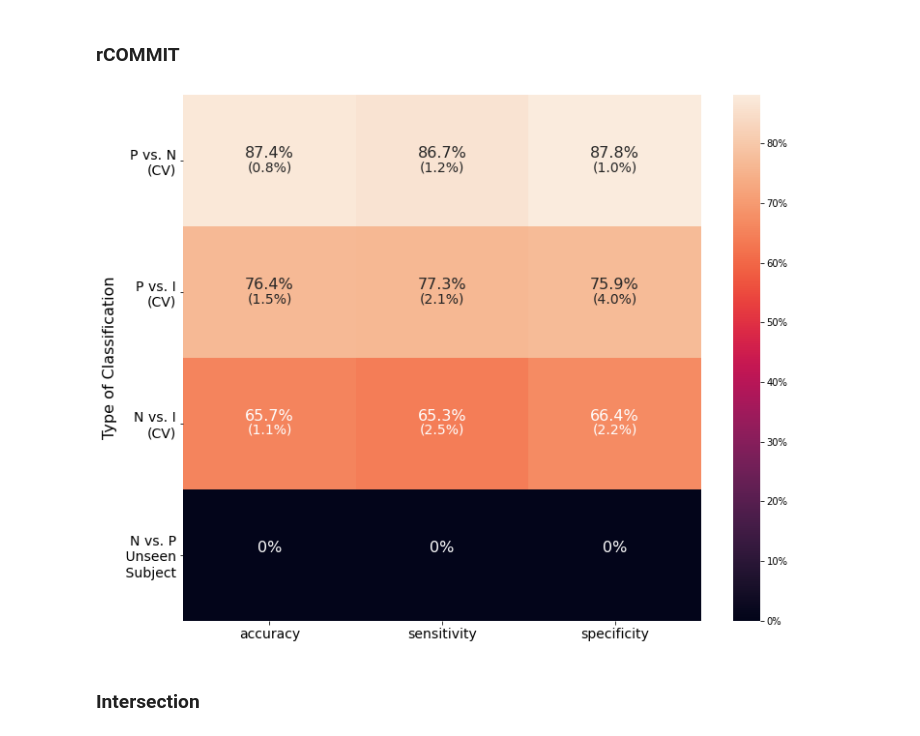
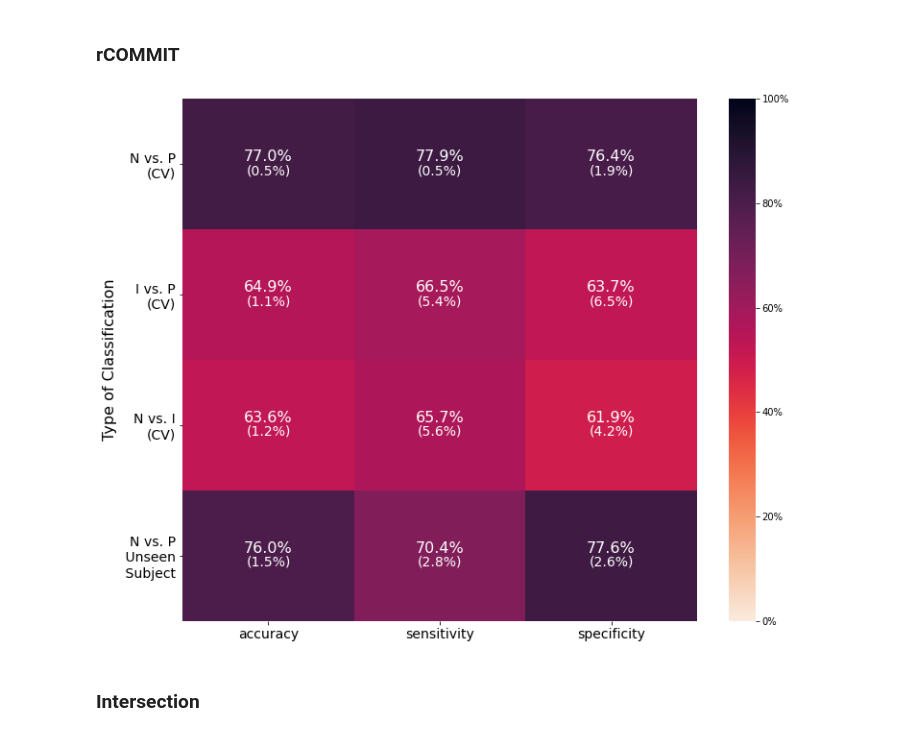
Before and after one commit to xinyiwan/mythesis, a Jupyter notebook: data analysis/plot.ipynb, the cells around one changed output. Cells and saved outputs as stored; diff of their text form; code cells hidden in the pictures.

```diff
--- a/data analysis/plot.ipynb
+++ b/data analysis/plot.ipynb
@@ -303,43 +283,44 @@ ax2.title.set_text('Implausible Streamlines')
 # %% [markdown]
 ### rCOMMIT
 # %%
-t = [[0.873, 0.764, 0.655, 0],
-        [0.861, 0.762, 0.642, 0],
-        [0.881, 0.770, 0.670, 0]]
+t = [[0.77, 0.649, 0.636, 0.760],
+        [0.779, 0.665, 0.657, 0.704],
+        [0.764, 0.637, 0.619, 0.776]]
 t = np.transpose(t)
 
-y = [['87.4%', '76.4%', '65.7%', '0%'],
-        ['86.7%', '77.3%', '65.3%', '0%'],
-        ['87.8%', '75.9%', '66.4%', '0%']]
+
+y = [['77.0%', '64.9%', '63.6%', '76.0%'],
+        ['77.9%', '66.5%', '65.7%', '70.4%'],
+        ['76.4%', '63.7%', '61.9%', '77.6%']]
 y = np.transpose(y)
 
-labels = ["P vs. N\n(CV)","P vs. I\n(CV)","N vs. I\n(CV)","N vs. P\n Unseen\n Subject"]
+labels = ["N vs. P\n(CV)","I vs. P\n(CV)","N vs. I\n(CV)","N vs. P\n Unseen\n Subject"]
 sizes = ["accuracy","sensitivity","specificity"]
 
 X = pd.DataFrame(t,index= labels, columns=sizes)
 
 Y = pd.DataFrame(y)
 
 
-Z = pd.DataFrame([["(0.8%)","(1.2%)","(1.0%)"],
-                  ["(1.5%)","(2.1%)","(4.0%)"],
-                  ["(1.1%)","(2.5%)","(2.2%)"],
-                  ["","",""]])
+Z = pd.DataFrame([["(0.5%)","(0.5%)","(1.9%)"],
+                  ["(1.1%)","(5.4%)","(6.5%)"],
+                  ["(1.2%)","(5.6%)","(4.2%)"],
+                  ["(1.5%)","(2.8%)","(2.6%)"]])
 
 plt.figure(figsize = (12,10))
 
 fmt = lambda x,pos: '{:.0%}'.format(x)
-ax = sns.heatmap(X, annot=False, linewidths=0.5, linecolor='gray', cbar_kws={'format':FuncFormatter(fmt)})
-ax = sns.heatmap(X, annot=Y, annot_kws={'va':'bottom',"size": 16}, fmt="", cbar=False)
-ax = sns.heatmap(X, annot=Z, annot_kws={'va':'top',"size": 14}, fmt="", cbar=False)
+ax = sns.heatmap(X, annot=False, linewidths=0.5, linecolor='gray', cbar_kws={'format':FuncFormatter(fmt)},cmap="rocket_r",vmin=0, vmax=1)
+ax = sns.heatmap(X, annot=Y, annot_kws={'va':'bottom',"size": 16}, fmt="", cbar=False,cmap="rocket_r",vmin=0, vmax=1)
+ax = sns.heatmap(X, annot=Z, annot_kws={'va':'top',"size": 14}, fmt="", cbar=False,cmap="rocket_r",vmin=0.4, vmax=0.85)
 ax.set_yticklabels(ax.get_yticklabels(), rotation=0,fontsize=14 )
 ax.set_xticklabels(ax.get_xticklabels(), fontsize=14 )
 
 
 plt.ylabel('Type of Classification',fontsize=16)
-plt.savefig('/Users/xinyi/Documents/GitHub/mythesis/figures/inter_classifiers.png')
+plt.savefig('/Users/xinyi/Documents/GitHub/mythesis/figures/rcommit_classifiers.png')
 # %% [output]
-[figure, old version]
+[figure, new version]
 # %% [markdown]
 ### Intersection
 # %%
```
Also changed, not shown: parts of 7 cells of this notebook, 6 other files.
